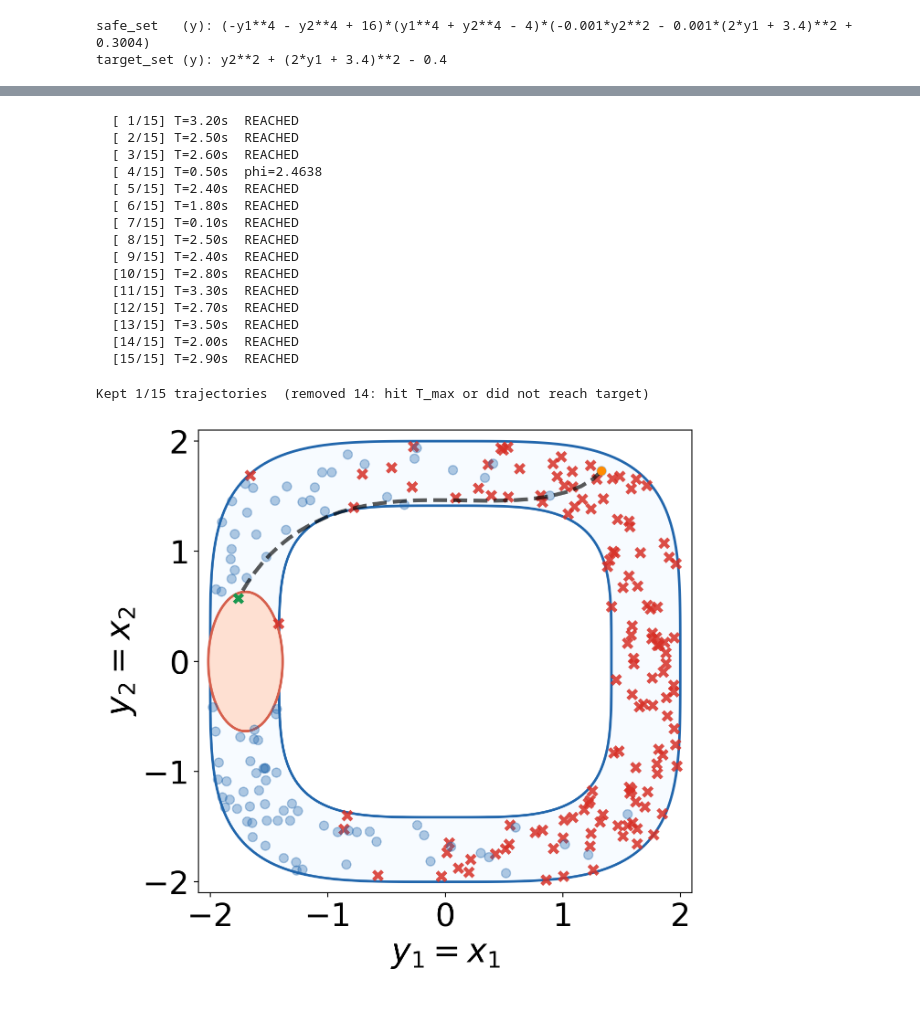
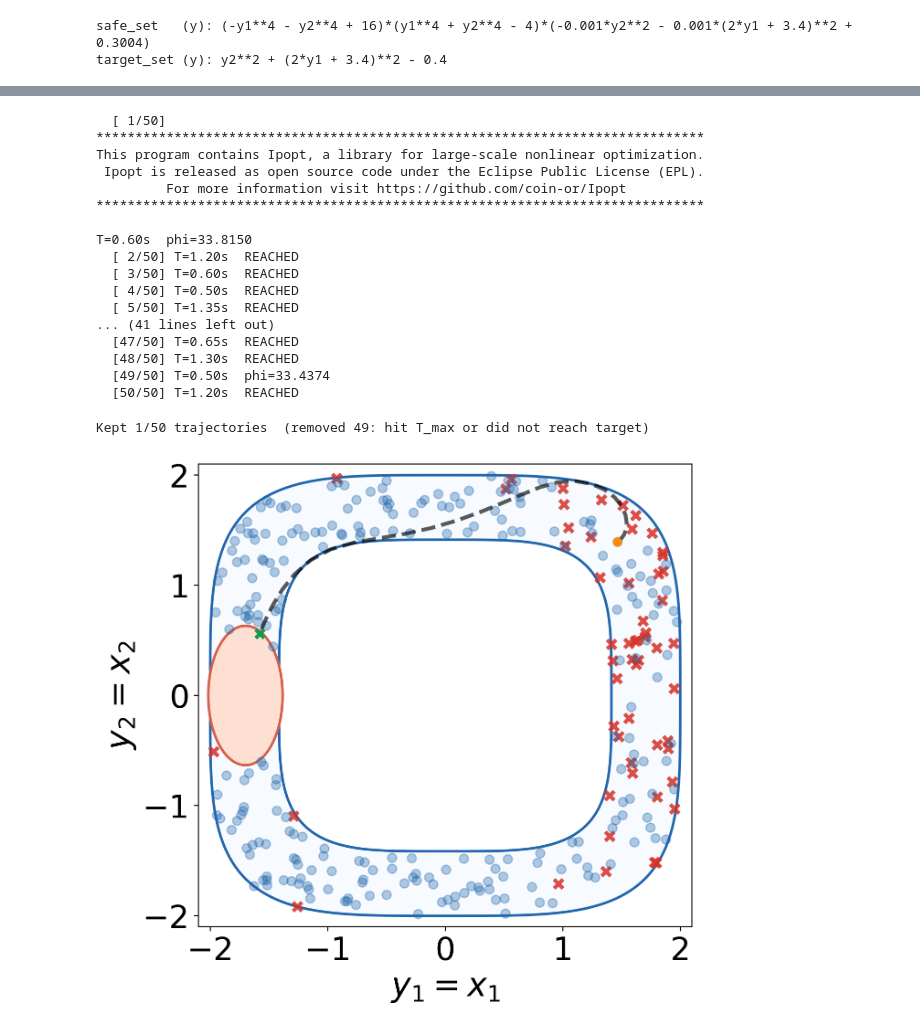
Before and after one commit to Aalto-Nonlinear-Systems-and-Control/reach_avoid_backstepping_MPC, a Jupyter notebook: example_dubins_car_vanilla_mpc.ipynb, the cells around one changed output, grey strips where cells are left out. Cells and saved outputs as stored; diff of their text form; code cells hidden in the pictures.

```diff
--- a/example_dubins_car_vanilla_mpc.ipynb
+++ b/example_dubins_car_vanilla_mpc.ipynb
@@ -43,10 +43,10 @@ safe_set   (y): (-y1**4 - y2**4 + 16)*(y1**4 + y2**4 - 4)*(-0.001*y2**2 - 0.001*
 target_set (y): y2**2 + (2*y1 + 3.4)**2 - 0.4
 # %%
 # ── CasADi MPC formulation ────────────────────────────────────────────────────
-dt_mpc = 0.1  # MPC discretisation step [s]
-N_hor = 15  # prediction horizon (steps)
-u1_max = 3.0  # angular-velocity bound [rad/s]
-u2_max = 2.0  # acceleration bound     [m/s²]
+dt_mpc = 0.05  # MPC discretisation step [s]
+N_hor = 25  # prediction horizon (steps)
+u1_max = 5.0  # angular-velocity bound [rad/s]
+u2_max = 5.0  # acceleration bound     [m/s²]
 TARGET_POS = np.array([-1.7, 0.0])  # centre of target set in position space
 
 # ── CasADi continuous dynamics ───────────────────────────────────────────────
@@ -77,6 +77,11 @@ def target_ca(x):
     """Target-set function in CasADi arithmetic (<= 0 means inside target)."""
     y1v, y2v = x[0], x[1]
     return y2v**2 + (2 * (y1v + 1.7)) ** 2 - 0.4
+
+
+def h_ca(xv):
+    """Output map h(x) = [x1, x2]."""
+    return ca.vertcat(xv[0], xv[1])
 
 
 _IPOPT_OPTS = {
@@ -125,9 +130,22 @@ def solve_mpc(x0_val, U_warm=None):
     opti.subject_to(opti.bounded(-u1_max, U[0, :], u1_max))
     opti.subject_to(opti.bounded(-u2_max, U[1, :], u2_max))
 
+    # Cost: output tracking (stage + terminal) + control effort
+    tgt = ca.DM(TARGET_POS)
+    Q_y = ca.DM([[5.0, 0], [0, 5.0]])
+    Qf_y = ca.DM([[80.0, 0], [0, 80.0]])
+    R_u = ca.DM([[0.05, 0], [0, 0.05]])
+    cost = 0
+    for k in range(N_hor):
+        dy = h_ca(X[:, k]) - tgt
+        cost += dy.T @ Q_y @ dy + U[:, k].T @ R_u @ U[:, k]
+    dy_N = h_ca(X[:, N_hor]) - tgt
+    cost += dy_N.T @ Qf_y @ dy_N
+    opti.minimize(cost)
+
     # Objective: minimise control effort (feasibility already enforced by constraints)
-    obj = ca.sumsqr(U)
-    opti.minimize(obj)
+    # obj = ca.sumsqr(U)
+    # opti.minimize(obj)
 
     # ── Warm start ────────────────────────────────────────────────────────────
     if U_warm is not None:
@@ -164,7 +182,7 @@ MPC ready: N_hor=15, dt=0.1 s, u_bounds=[±3.0, ±2.0]
 Terminal constraint: target_set(x_N) <= 0  (must reach target within horizon)
 # %%
 # ── Sample the 4-D state space (same seed & bounds as unconstrained notebook) ─
-N_samples = 500
+N_samples = 1000
 np.random.seed(42)
 
 lower_bound = np.array([-2.0, -2.0, 2 * np.pi / 3, -1.0])
@@ -180,6 +198,8 @@ target_vals = np.atleast_1d(np.squeeze(target_set_x_func(*x_samples)))
 # Candidates: inside safe set AND outside target set
 candidate_mask = (safe_vals >= 0) & (target_vals > 0)
 candidate_idx = np.where(candidate_mask)[0]
+# only keep the first 300 candidates to speed up the MPC checks
+candidate_idx = candidate_idx[:300]
 print(f"Total samples : {N_samples}")
 print(f"Candidates (safe & outside target): {len(candidate_idx)}")
 
@@ -285,8 +306,7 @@ plt.show()
 # ── Receding-horizon MPC simulation ───────────────────────────────────────────
 from scipy.integrate import solve_ivp
 
-T_max = 30.0
-T_min = 0.2
+T_max = 10.0
 phi_tol = 0.05
 
 
@@ -341,7 +361,7 @@ def simulate_mpc_traj(x0):
 
 
 # ── Simulate a batch; filter to 5 good trajectories afterwards ────────────────
-N_sim_try = min(15, len(mpc_feasible_idx))
+N_sim_try = min(50, len(mpc_feasible_idx))
 x_sim = x_samples[:, mpc_feasible_idx[:N_sim_try]]
 
 raw = []
@@ -357,24 +377,28 @@ traj_t = [r[0] for r in raw]
 traj_x = [r[1] for r in raw]
 traj_y = [r[2] for r in raw]
 # %% [output]
-  [ 1/15] T=3.20s  REACHED
-  [ 2/15] T=2.50s  REACHED
-  [ 3/15] T=2.60s  REACHED
-  [ 4/15] T=0.50s  phi=2.4638
-  [ 5/15] T=2.40s  REACHED
-  [ 6/15] T=1.80s  REACHED
-  [ 7/15] T=0.10s  REACHED
-  [ 8/15] T=2.50s  REACHED
-  [ 9/15] T=2.40s  REACHED
-  [10/15] T=2.80s  REACHED
-  [11/15] T=3.30s  REACHED
-  [12/15] T=2.70s  REACHED
-  [13/15] T=3.50s  REACHED
-  [14/15] T=2.00s  REACHED
-  [15/15] T=2.90s  REACHED
+  [ 1/50]
+******************************************************************************
+This program contains Ipopt, a library for large-scale nonlinear optimization.
+ Ipopt is released as open source code under the Eclipse Public License (EPL).
+         For more information visit https://github.com/coin-or/Ipopt
+******************************************************************************
+
+T=0.60s  phi=33.8150
+  [ 2/50] T=1.20s  REACHED
+  [ 3/50] T=0.60s  REACHED
+  [ 4/50] T=0.50s  REACHED
+  [ 5/50] T=1.35s  REACHED
+... (41 lines left out)
+  [47/50] T=0.65s  REACHED
+  [48/50] T=1.30s  REACHED
+  [49/50] T=0.50s  phi=33.4374
+  [50/50] T=1.20s  REACHED
 # %%
 # ── Filter + visualise closed-loop trajectories + feasible/infeasible points ──
 from functional import BetterColor
+
+T_min = 1.1
 
 filtered = [
     (tt, tx, ty)
@@ -383,7 +407,7 @@ filtered = [
     and tt[-1] >= T_min
     and float(np.squeeze(target_set_x_func(*tx[-1]))) <= phi_tol
 ][
-    2:3
+    1:2
 ]  # only visualise 1 trajectory for now
 
 print(
@@ -448,32 +472,32 @@ for ty in traj_y_plot:
         ty[0, 1],
         s=45,
         c=[BetterColor.orange3()],
         marker="o",
         linewidths=0.4,
         zorder=20,
     )
     ax.scatter(
         ty[-1, 0],
         ty[-1, 1],
         s=45,
         c=[BetterColor.green0()],
         marker="x",
         linewidths=3.0,
         zorder=20,
     )
 
 fs = 30
 ax.set_xlabel("$y_1 = x_1$", fontsize=fs - 4)
 ax.set_ylabel("$y_2 = x_2$", fontsize=fs - 4)
 ax.xaxis.set_tick_params(labelsize=25)
 ax.yaxis.set_tick_params(labelsize=25)
 # ax.legend(fontsize=10, loc="upper right")
 # ax.grid(True, alpha=0.3)
 # ax.set_title(
 #     f"Vanilla MPC closed-loop trajectories ({len(filtered)} shown)",
 #     fontsize=11,
 # )
 plt.show()
 # %% [output]
-Kept 1/15 trajectories  (removed 14: hit T_max or did not reach target)
+Kept 1/50 trajectories  (removed 49: hit T_max or did not reach target)
-[figure, old version]
+[figure, new version]
```
Also changed, not shown: parts of 5 cells of this notebook, 4 other files.
